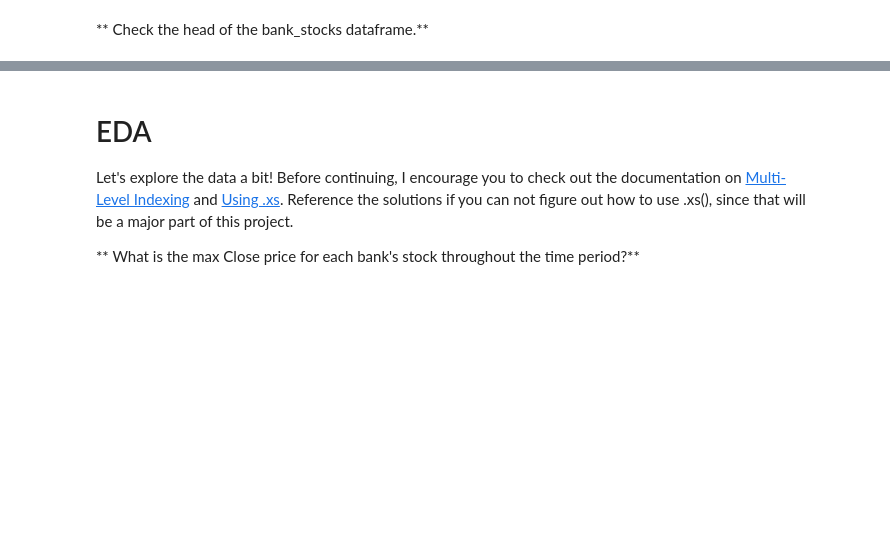
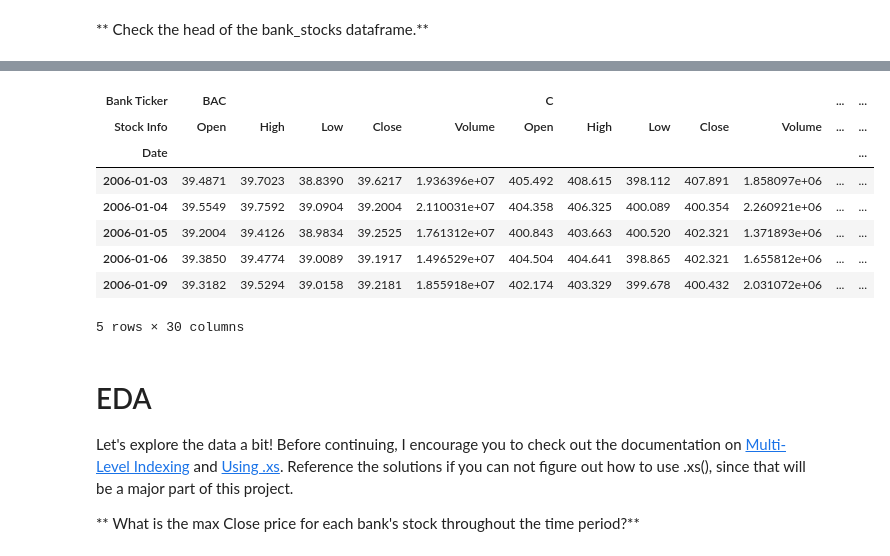
Before and after one commit to thomas-kreuscher/python-data-science, a Jupyter notebook: 10-Data-Capstone-Projects/03-Finance Project.ipynb, the cells around one changed output, grey strips where cells are left out. Drawn from its saved outputs; the diff is of its cells as text; code cells hidden in the pictures; blank space fills up the shorter version.

```diff
--- a/10-Data-Capstone-Projects/03-Finance Project.ipynb
+++ b/10-Data-Capstone-Projects/03-Finance Project.ipynb
@@ -77,3 +143,15 @@ bank_stocks.columns.names = ['Bank Ticker','Stock Info']
+# %%
+bank_stocks.head()
+# %% [output]
+| Bank Ticker | BAC |  |  |  |  | C |  |  |  |  | ... | ... |
+| Stock Info | Open | High | Low | Close | Volume | Open | High | Low | Close | Volume | ... | ... |
+| Date |  |  |  |  |  |  |  |  |  |  |  | ... |
+| 2006-01-03 | 39.4871 | 39.7023 | 38.8390 | 39.6217 | 1.936396e+07 | 405.492 | 408.615 | 398.112 | 407.891 | 1.858097e+06 | ... | ... |
+| 2006-01-04 | 39.5549 | 39.7592 | 39.0904 | 39.2004 | 2.110031e+07 | 404.358 | 406.325 | 400.089 | 400.354 | 2.260921e+06 | ... | ... |
+| 2006-01-05 | 39.2004 | 39.4126 | 38.9834 | 39.2525 | 1.761312e+07 | 400.843 | 403.663 | 400.520 | 402.321 | 1.371893e+06 | ... | ... |
+| 2006-01-06 | 39.3850 | 39.4774 | 39.0089 | 39.1917 | 1.496529e+07 | 404.504 | 404.641 | 398.865 | 402.321 | 1.655812e+06 | ... | ... |
+| 2006-01-09 | 39.3182 | 39.5294 | 39.0158 | 39.2181 | 1.855918e+07 | 402.174 | 403.329 | 399.678 | 400.432 | 2.031072e+06 | ... | ... |
+5 rows × 30 columns
 # %% [markdown]
 # EDA
 
```
Also changed, not shown: parts of 7 cells of this notebook, 2 other files.
